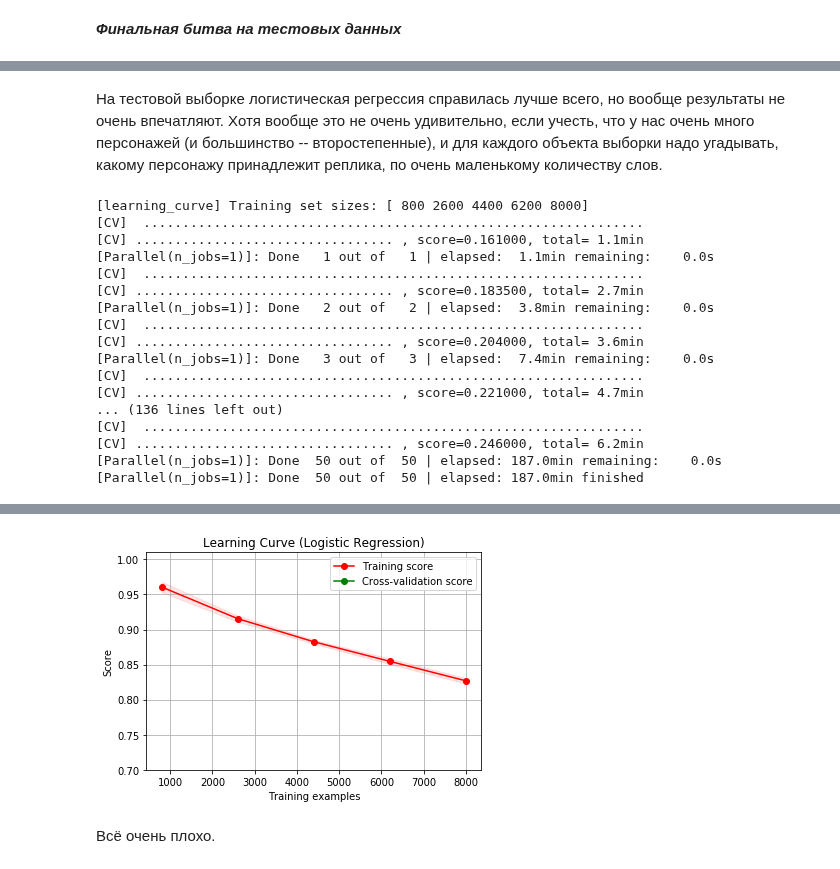
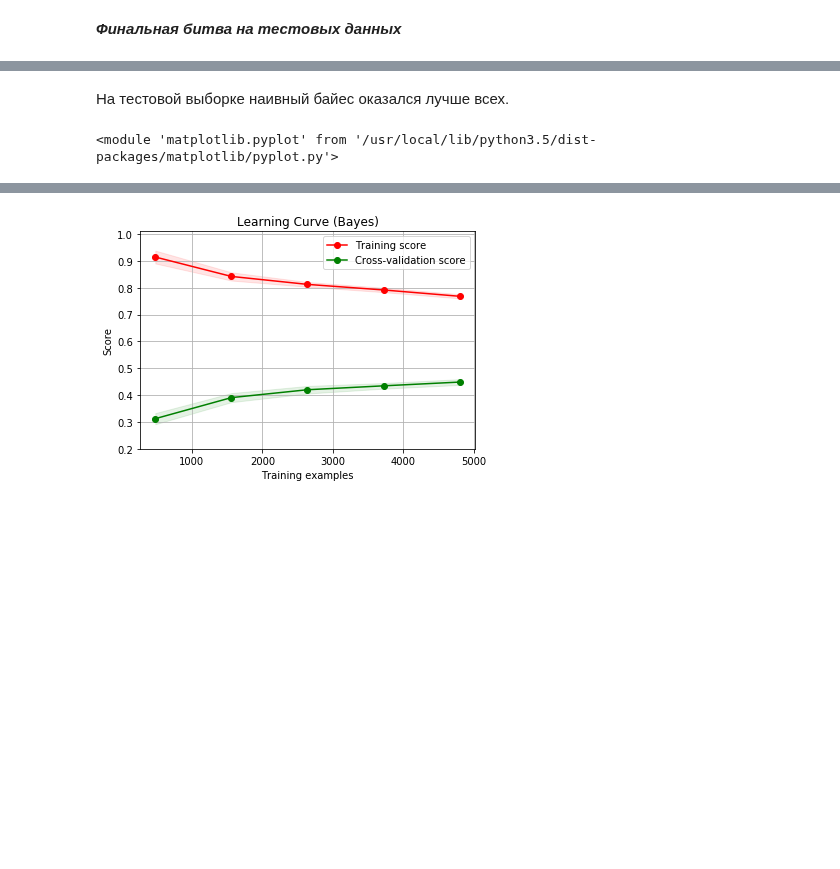
Before and after one commit to religofsil/nlp4year, a Jupyter notebook: hw-3-ml.ipynb, the cells around one changed output, grey strips where cells are left out. Saved outputs shown, nothing was run; the diff lists cells and outputs as text; code cells hidden in the pictures; blank space fills up the shorter version.

```diff
--- a/hw-3-ml.ipynb
+++ b/hw-3-ml.ipynb
@@ -243,3 +163,0 @@ clf_forest.best_params_
-# %%
-clf_forest = RandomForestClassifier(bootstrap=True, max_depth=1000, max_features=0.25)
-clf_forest.fit(X_train, y_train)
@@ -275,7 +179,7 @@ avg / total       0.93      0.92      0.92      8000
 # %%
 from sklearn.naive_bayes import MultinomialNB
-bayes_params = {'alpha':[0.0, .1, .25, .3, .5, .75, .9, 1.0], 'fit_prior':[True, False]}
+bayes_params = {'alpha':[.1, .25, .3, .5, .75, .9, 1.0], 'fit_prior':[True, False]}
 # %%
-clf_bayes = MultinomialNB(alpha=0.00000001, fit_prior=False)
+clf_bayes = GridSearchCV(MultinomialNB(), bayes_params)
 clf_bayes.fit(X_train, y_train)
 # %% [output]
@@ -369,5 +248,5 @@ avg / total       0.22      0.17      0.18      2000
-# %% [markdown]
-На тестовой выборке логистическая регрессия справилась лучше всего, но вообще результаты не очень впечатляют. Хотя вообще это не очень удивительно, если учесть, что у нас очень много персонажей (и большинство -- второстепенные), и для каждого объекта выборки надо угадывать, какому персонажу принадлежит реплика, по очень маленькому количеству слов.
+# %% [markdown]
+На тестовой выборке наивный байес оказался лучше всех.
 # %%
 from sklearn.model_selection import learning_curve
 from sklearn.model_selection import ShuffleSplit
@@ -381,7 +260,7 @@ def plot_learning_curve(estimator, title, X, y, ylim=None, cv=None,
     plt.xlabel("Training examples")
     plt.ylabel("Score")
     train_sizes, train_scores, test_scores = learning_curve(
-        estimator, X, y, cv=cv, n_jobs=n_jobs, train_sizes=train_sizes, verbose=100)
+        estimator, X, y, cv=cv, n_jobs=n_jobs, train_sizes=train_sizes)
     train_scores_mean = np.mean(train_scores, axis=1)
     train_scores_std = np.std(train_scores, axis=1)
     test_scores_mean = np.mean(test_scores, axis=1)
@@ -401,25 +280,9 @@ def plot_learning_curve(estimator, title, X, y, ylim=None, cv=None,
     plt.legend(loc="best")
     return plt
 # %%
-title = "Learning Curve (Logistic Regression)"
+title = "Learning Curve (Bayes)"
 cv = ShuffleSplit(n_splits=10, test_size=0.2, random_state=0)
-estimator = logit
-plot_learning_curve(estimator, title, matrix, data['CharFact'], ylim=(0.7, 1.01), cv=cv, n_jobs=1)
+estimator = clf_bayes
+plot_learning_curve(estimator, title, matrix, data['CharFact'], ylim=(0.2, 1.01), cv=cv, n_jobs=1)
 # %% [output]
-[learning_curve] Training set sizes: [ 800 2600 4400 6200 8000]
-[CV]  ................................................................
-[CV] ................................. , score=0.161000, total= 1.1min
-[Parallel(n_jobs=1)]: Done   1 out of   1 | elapsed:  1.1min remaining:    0.0s
-[CV]  ................................................................
-[CV] ................................. , score=0.183500, total= 2.7min
-[Parallel(n_jobs=1)]: Done   2 out of   2 | elapsed:  3.8min remaining:    0.0s
-[CV]  ................................................................
-[CV] ................................. , score=0.204000, total= 3.6min
-[Parallel(n_jobs=1)]: Done   3 out of   3 | elapsed:  7.4min remaining:    0.0s
-[CV]  ................................................................
-[CV] ................................. , score=0.221000, total= 4.7min
-... (136 lines left out)
-[CV]  ................................................................
-[CV] ................................. , score=0.246000, total= 6.2min
-[Parallel(n_jobs=1)]: Done  50 out of  50 | elapsed: 187.0min remaining:    0.0s
-[Parallel(n_jobs=1)]: Done  50 out of  50 | elapsed: 187.0min finished
+<module 'matplotlib.pyplot' from '/usr/local/lib/python3.5/dist-packages/matplotlib/pyplot.py'>
@@ -427,3 +289 @@ plot_learning_curve(estimator, title, matrix, data['CharFact'], ylim=(0.7, 1.01)
-[figure, old version]
+[figure, new version]
-# %% [markdown]
-Всё очень плохо.
```
Also changed, not shown: parts of 46 cells of this notebook.
